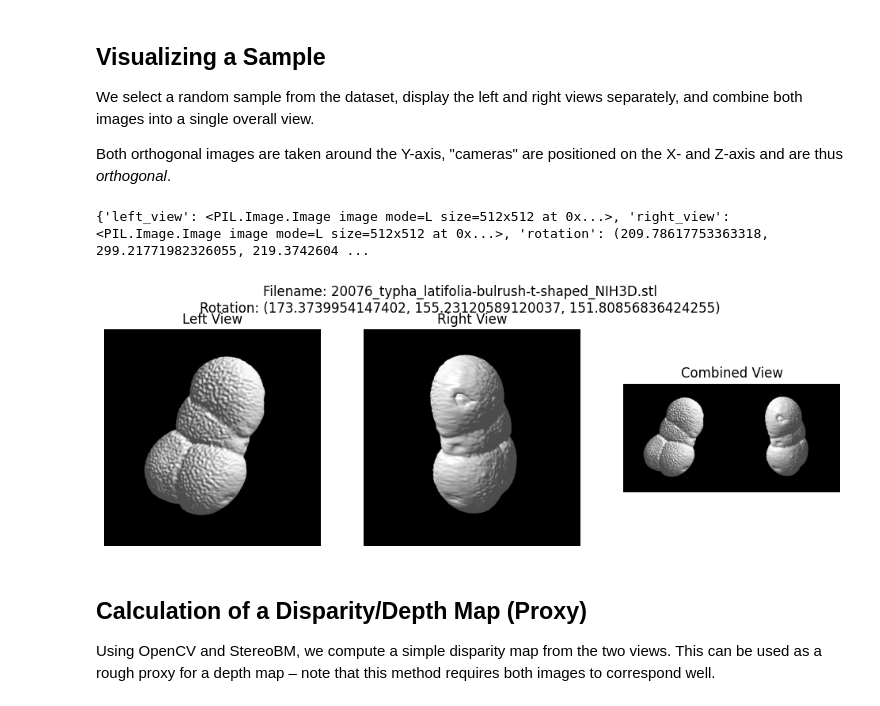
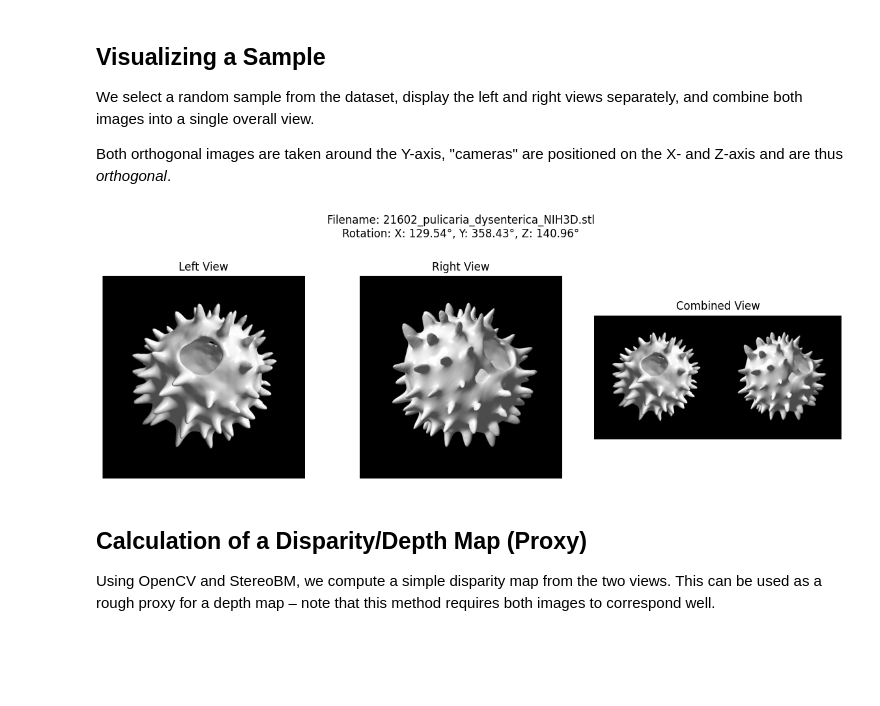
Before and after one commit to 3d-pollen-reconstruction/sequoia, a Jupyter notebook: notebooks/eda.ipynb, the cells around one changed output. Drawn from its saved outputs; the diff is of its cells as text; code cells hidden in the pictures; blank space fills up the shorter version.

```diff
--- a/notebooks/eda.ipynb
+++ b/notebooks/eda.ipynb
@@ -44,38 +47,40 @@ We select a random sample from the dataset, display the left and right views sep
 Both orthogonal images are taken around the Y-axis, "cameras" are positioned on the X- and Z-axis and are thus *orthogonal*.
 # %%
 idx = random.randint(0, len(dataset) - 1)
-
-print(sample)
-
 sample = dataset[idx]
 left = sample["left_view"]
 right = sample["right_view"]
 rotation = sample["rotation"]
 filename = sample["file_name"]
 
 combined = np.concatenate((left, right), axis=1)
 
-# Plot
-plt.figure(figsize=(12, 4))
-plt.subplot(1, 3, 1)
-plt.imshow(left, cmap="gray")
-plt.title("Left View")
-plt.axis("off")
+# Create subplots.
+fig, axs = plt.subplots(1, 3, figsize=(12, 4))
 
-plt.subplot(1, 3, 2)
-plt.imshow(right, cmap="gray")
-plt.title("Right View")
-plt.axis("off")
+# Plot the left view.
+axs[0].imshow(left, cmap="gray")
+axs[0].set_title("Left View")
+axs[0].axis("off")
 
-plt.subplot(1, 3, 3)
-plt.imshow(combined, cmap="gray")
-plt.title("Combined View")
-plt.axis("off")
-plt.suptitle(f"Filename: {filename}\nRotation: {rotation}")
+# Plot the right view.
+axs[1].imshow(right, cmap="gray")
+axs[1].set_title("Right View")
+axs[1].axis("off")
+
+# Plot the combined view.
+axs[2].imshow(combined, cmap="gray")
+axs[2].set_title("Combined View")
+axs[2].axis("off")
+
+rotation_str = "X: {0:.2f}\N{DEGREE SIGN}, Y: {1:.2f}\N{DEGREE SIGN}, Z: {2:.2f}\N{DEGREE SIGN}".format(*rotation)
+
+plt.suptitle(f"Filename: {filename}\nRotation: {rotation_str}", y=1.05)
+
+plt.tight_layout()
 plt.show()
 # %% [output]
-{'left_view': <PIL.Image.Image image mode=L size=512x512 at 0x...>, 'right_view': <PIL.Image.Image image mode=L size=512x512 at 0x...>, 'rotation': (209.78617753363318, 299.21771982326055, 219.3742604 ...
-[figure, old version]
+[figure, new version]
 # %% [markdown]
 ## Calculation of a Disparity/Depth Map (Proxy)
 
```
Also changed, not shown: parts of 2 cells of this notebook, 3 other files.
